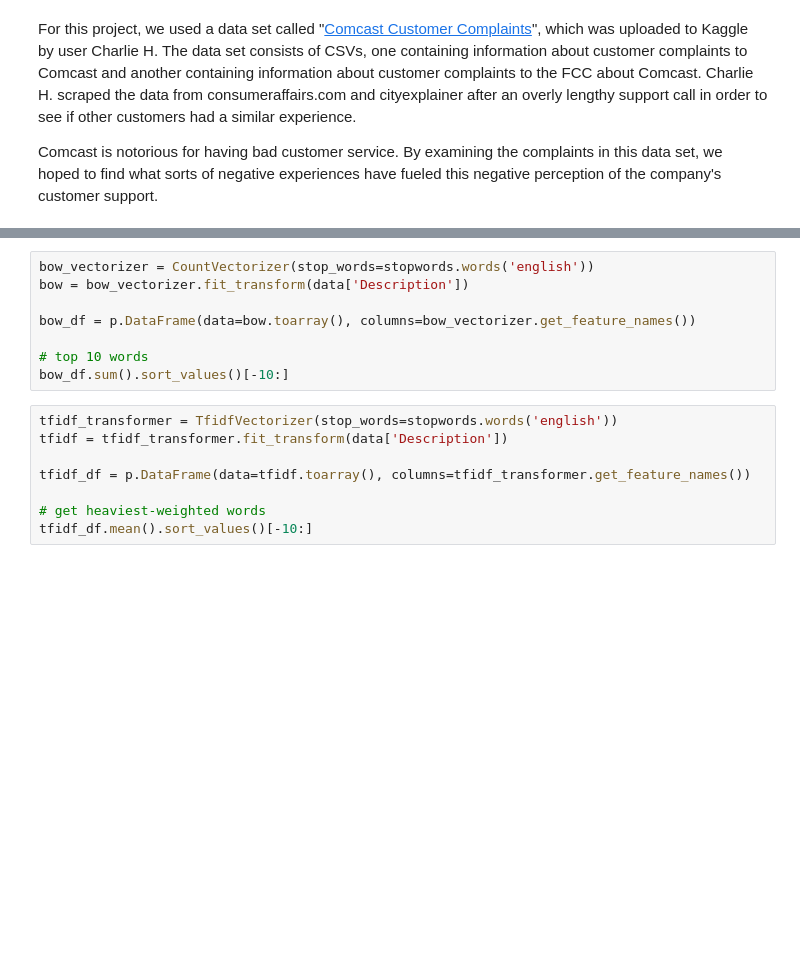
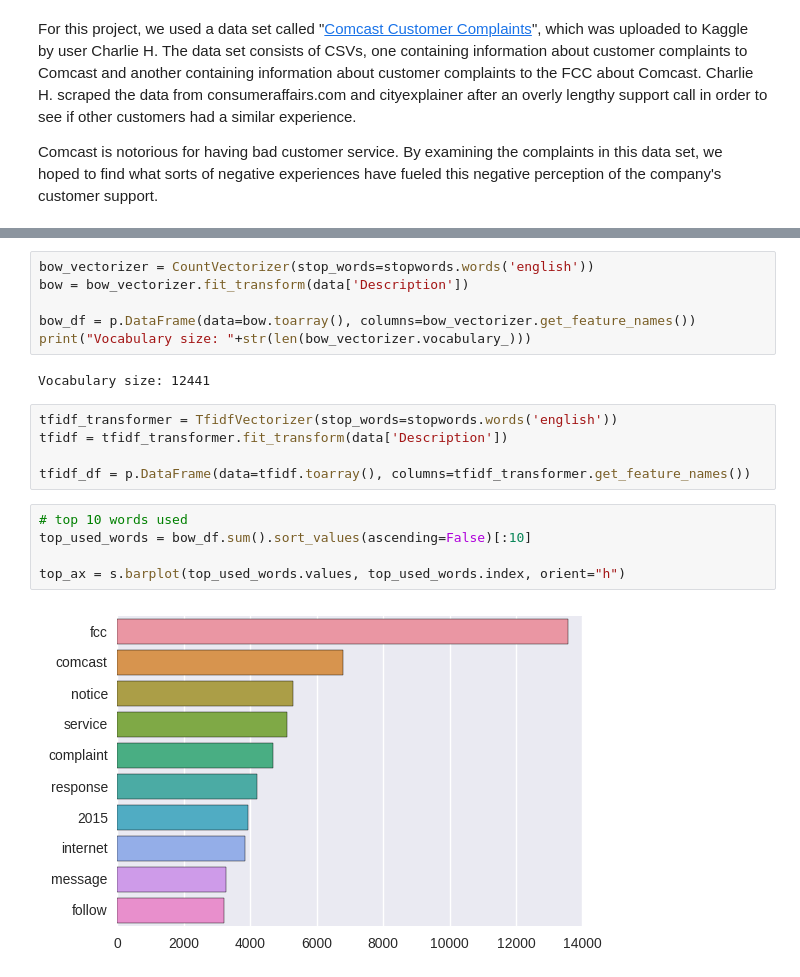
Before and after one commit to Regum/MLP-Appel-Hawkins, a Jupyter notebook: lab2/Lab02.ipynb, the cells around one changed output, grey strips where cells are left out. Cells and saved outputs as stored; diff of their text form; blank space fills up the shorter version.

Commit message:
added some barplots and a word cloud

```diff
--- a/lab2/Lab02.ipynb
+++ b/lab2/Lab02.ipynb
@@ -17,14 +23,18 @@ bow_vectorizer = CountVectorizer(stop_words=stopwords.words('english'))
 bow = bow_vectorizer.fit_transform(data['Description'])
 
 bow_df = p.DataFrame(data=bow.toarray(), columns=bow_vectorizer.get_feature_names())
-
-# top 10 words
-bow_df.sum().sort_values()[-10:]
+print("Vocabulary size: "+str(len(bow_vectorizer.vocabulary_)))
+# %% [output]
+Vocabulary size: 12441
 # %%
 tfidf_transformer = TfidfVectorizer(stop_words=stopwords.words('english'))
 tfidf = tfidf_transformer.fit_transform(data['Description'])
 
 tfidf_df = p.DataFrame(data=tfidf.toarray(), columns=tfidf_transformer.get_feature_names())
-
-# get heaviest-weighted words
-tfidf_df.mean().sort_values()[-10:]
+# %%
+# top 10 words used
+top_used_words = bow_df.sum().sort_values(ascending=False)[:10]
+
+top_ax = s.barplot(top_used_words.values, top_used_words.index, orient="h")
+# %% [output]
+[figure, added]
```
Also changed, not shown: parts of 4 cells of this notebook.
